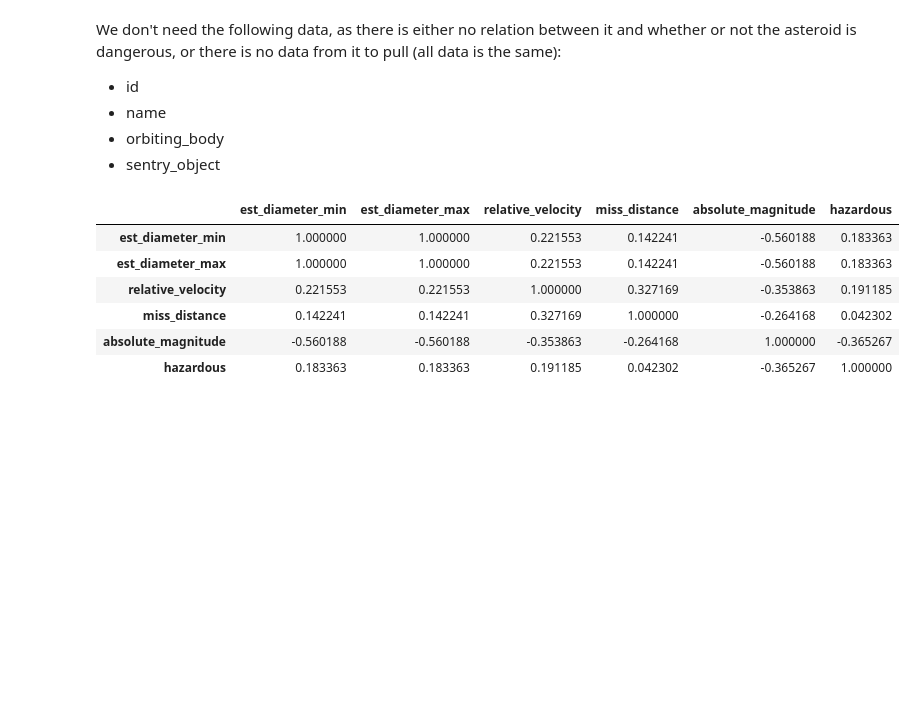
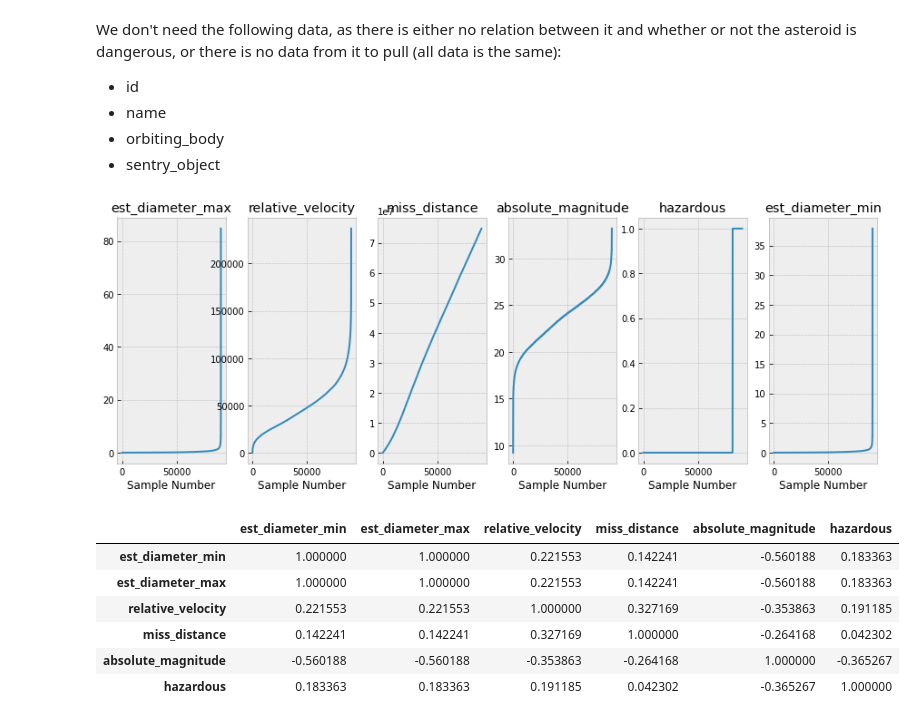
Before and after one commit to petebrown77/EECE5644_Final, a Jupyter notebook: Untitled.ipynb, the cells around one changed output. Cells and saved outputs as stored; diff of their text form; code cells hidden in the pictures; blank space fills up the shorter version.

```diff
--- a/Untitled.ipynb
+++ b/Untitled.ipynb
@@ -39,6 +59,17 @@ or there is no data from it to pull (all data is the same):
 * sentry_object
 # %%
 asteroids = asteroids[["est_diameter_min","est_diameter_max","relative_velocity","miss_distance","absolute_magnitude","hazardous"]]
+# %%
+plt.style.use("bmh")
+fig, axes = plt.subplots(1,6, figsize=(15,5))
+
+for index, col in enumerate(asteroids.columns):
+    axes[index-1].plot(sorted(asteroids[col]))
+    #axes[index].plot(asteroids[col])
+    axes[index-1].title.set_text(col)
+    axes[index-1].set_xlabel("Sample Number")
+# %% [output]
+[figure, added]
 # %%
 asteroids.corr()
 # %% [output]
```
Also changed, not shown: parts of 17 cells of this notebook, 1 other file.
